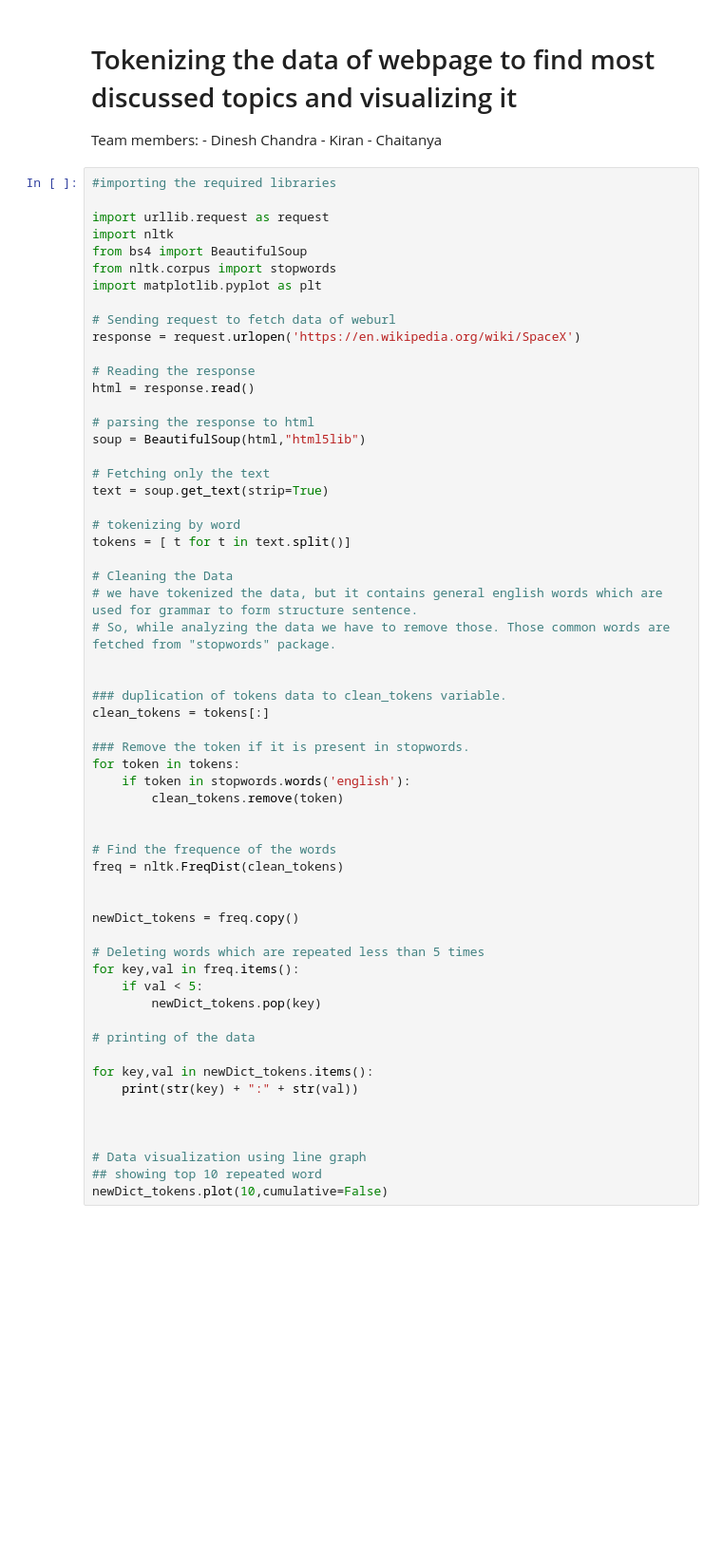
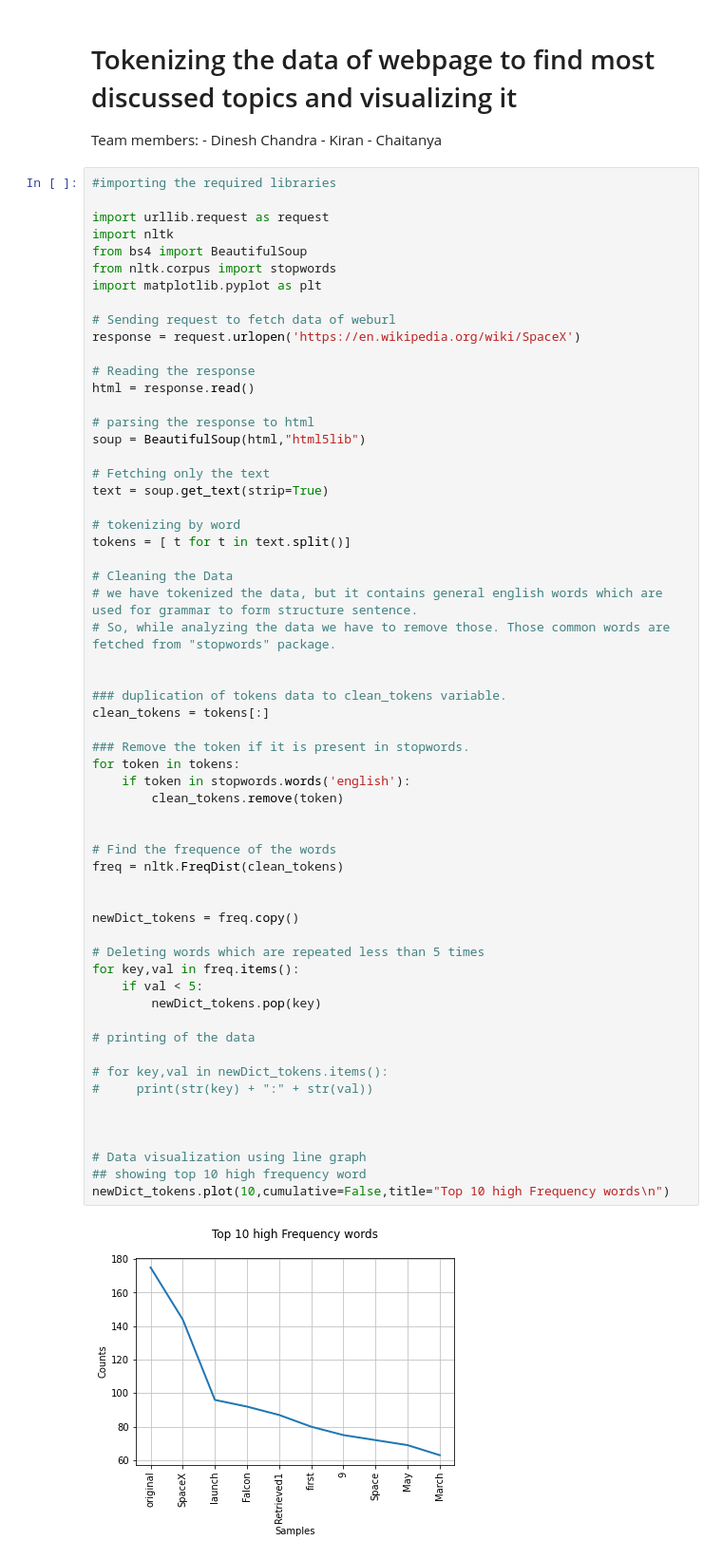
Before and after one commit to dineshsayana/NLP, a Jupyter notebook: ICE-1.ipynb, the cells around one changed output. Shown: that part at 95% size. Drawn from its saved outputs; the diff is of its cells as text; blank space fills up the shorter version.

Commit message:
Updated with diff visual representation

```diff
--- a/ICE-1.ipynb
+++ b/ICE-1.ipynb
@@ -34,34 +34,35 @@ tokens = [ t for t in text.split()]
 # So, while analyzing the data we have to remove those. Those common words are fetched from "stopwords" package.
 
 
 ### duplication of tokens data to clean_tokens variable.
 clean_tokens = tokens[:]
 
 ### Remove the token if it is present in stopwords.
 for token in tokens:
     if token in stopwords.words('english'):
         clean_tokens.remove(token)
 
 
 # Find the frequence of the words
 freq = nltk.FreqDist(clean_tokens)
 
 
 newDict_tokens = freq.copy()
 
 # Deleting words which are repeated less than 5 times
 for key,val in freq.items():
     if val < 5:
         newDict_tokens.pop(key)
 
 # printing of the data
 
-for key,val in newDict_tokens.items():
-    print(str(key) + ":" + str(val))
+# for key,val in newDict_tokens.items():
+#     print(str(key) + ":" + str(val))
 
 
 
 # Data visualization using line graph
-## showing top 10 repeated word
-newDict_tokens.plot(10,cumulative=False)
+## showing top 10 high frequency word
+newDict_tokens.plot(10,cumulative=False,title="Top 10 high Frequency words\n")
 # %% [output]
+[figure, new version]
```
Also changed, not shown: parts of 4 cells of this notebook.
